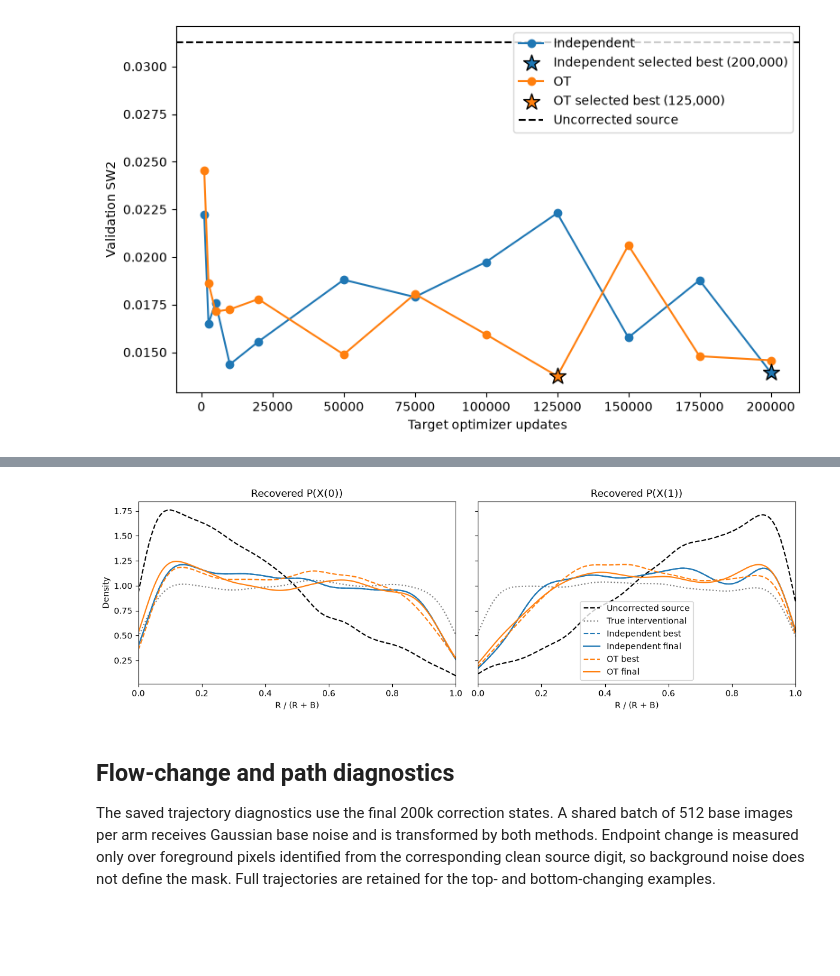
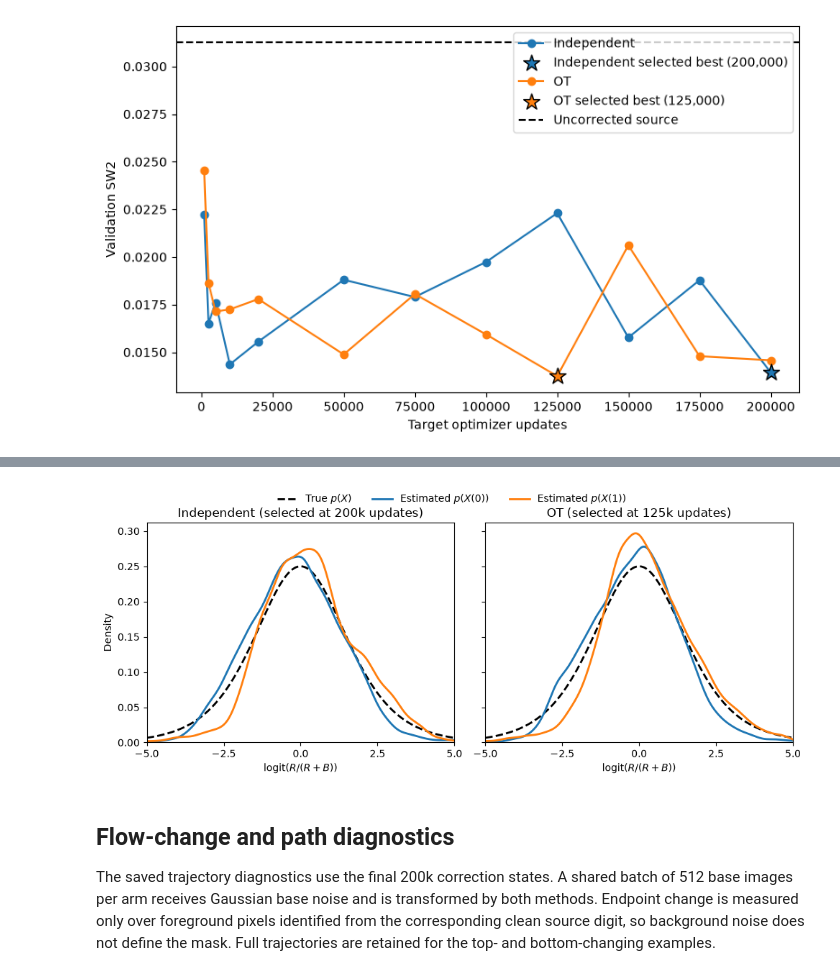
Before and after one commit to HWDance/DeconfoundingFlowMatching, a Jupyter notebook: examples/cmnist/demo_offline.ipynb, the cells around one changed output, grey strips where cells are left out. Cells and saved outputs as stored; diff of their text form; code cells hidden in the pictures; blank space fills up the shorter version.

```diff
--- a/examples/cmnist/demo_offline.ipynb
+++ b/examples/cmnist/demo_offline.ipynb
@@ -182,36 +160,61 @@ display(pd.DataFrame(color_rows))
 # %%
 color_values = bundle["color_values"]
 
-def kde(values, grid):
-    values = values[torch.isfinite(values)].float()
-    bandwidth = max(1.06 * float(values.std(unbiased=False)) * len(values) ** (-0.2), 0.015)
-    z = (grid[:, None] - values[None, :]) / bandwidth
-    density = torch.exp(-0.5 * z.square()).mean(dim=1) / (bandwidth * (2 * torch.pi) ** 0.5)
-    return density
+def logit_kde(values, grid):
+    values = values[torch.isfinite(values)].float().clamp(1e-5, 1 - 1e-5)
+    logits = torch.logit(values)
+    std = float(logits.std(unbiased=False))
+    q25, q75 = torch.quantile(logits, torch.tensor([0.25, 0.75]))
+    robust_std = float((q75 - q25) / 1.349)
+    positive_scales = [scale for scale in (std, robust_std) if scale > 0]
+    scale = min(positive_scales) if positive_scales else 1.0
+    bandwidth = max(0.9 * scale * len(logits) ** (-0.2), 0.12)
+    standardized = (grid[:, None] - logits[None, :]) / bandwidth
+    return (
+        torch.exp(-0.5 * standardized.square()).mean(dim=1)
+        / (bandwidth * (2 * torch.pi) ** 0.5)
+    )
 
-grid = torch.linspace(0, 1, 300)
-styles = {
-    "source": {"label": "Uncorrected source", "linestyle": "--", "color": "black"},
-    "truth": {"label": "True interventional", "linestyle": ":", "color": "gray"},
-    "decfm_best": {"label": "Independent best", "linestyle": "--", "color": "tab:blue"},
-    "decfm": {"label": "Independent final", "linestyle": "-", "color": "tab:blue"},
-    "ot_best": {"label": "OT best", "linestyle": "--", "color": "tab:orange"},
-    "ot": {"label": "OT final", "linestyle": "-", "color": "tab:orange"},
-}
-fig, axes = plt.subplots(1, 2, figsize=(12, 4), sharey=True)
-for arm, ax in enumerate(axes):
-    for method, style in styles.items():
-        values = color_values[method][f"arm{arm}"]
-        ax.plot(grid, kde(values, grid), **style)
-    ax.set_title(f"Recovered P(X({arm}))")
-    ax.set_xlabel("R / (R + B)")
-    ax.set_xlim(0, 1)
+logit_grid = torch.linspace(-5, 5, 400)
+sigmoid_grid = torch.sigmoid(logit_grid)
+true_density = sigmoid_grid * (1 - sigmoid_grid)
+methods = (
+    ("decfm", "decfm_best", "Independent"),
+    ("ot", "ot_best", "OT"),
+)
+
+fig, axes = plt.subplots(1, 2, figsize=(10, 4), sharex=True, sharey=True)
+for ax, (method, sample_key, label) in zip(axes, methods):
+    ax.plot(
+        logit_grid,
+        true_density,
+        color="black",
+        linestyle="--",
+        linewidth=2,
+        label=r"True $p(X)$",
+    )
+    for arm, color in ((0, "tab:blue"), (1, "tab:orange")):
+        density = logit_kde(color_values[sample_key][f"arm{arm}"], logit_grid)
+        ax.plot(
+            logit_grid,
+            density,
+            color=color,
+            linewidth=2,
+            label=rf"Estimated $p(X({arm}))$",
+        )
+    best_step = metrics["checkpoint_selection"][method]["best_step"]
+    ax.set_title(f"{label} (selected at {best_step / 1000:g}k updates)")
+    ax.set_xlabel(r"$\operatorname{logit}(R/(R+B))$")
+    ax.set_xlim(-5, 5)
+    ax.set_xticks([-5, -2.5, 0, 2.5, 5])
+axes[0].set_ylim(bottom=0)
 axes[0].set_ylabel("Density")
-axes[1].legend()
+handles, labels = axes[0].get_legend_handles_labels()
+fig.legend(handles, labels, loc="upper center", ncol=3, frameon=False, bbox_to_anchor=(0.5, 1.04))
 plt.tight_layout()
 plt.show()
 # %% [output]
-[figure, old version]
+[figure, new version]
 # %% [markdown]
 ## Flow-change and path diagnostics
 
```
Also changed, not shown: parts of 10 cells of this notebook, 1 other file.
